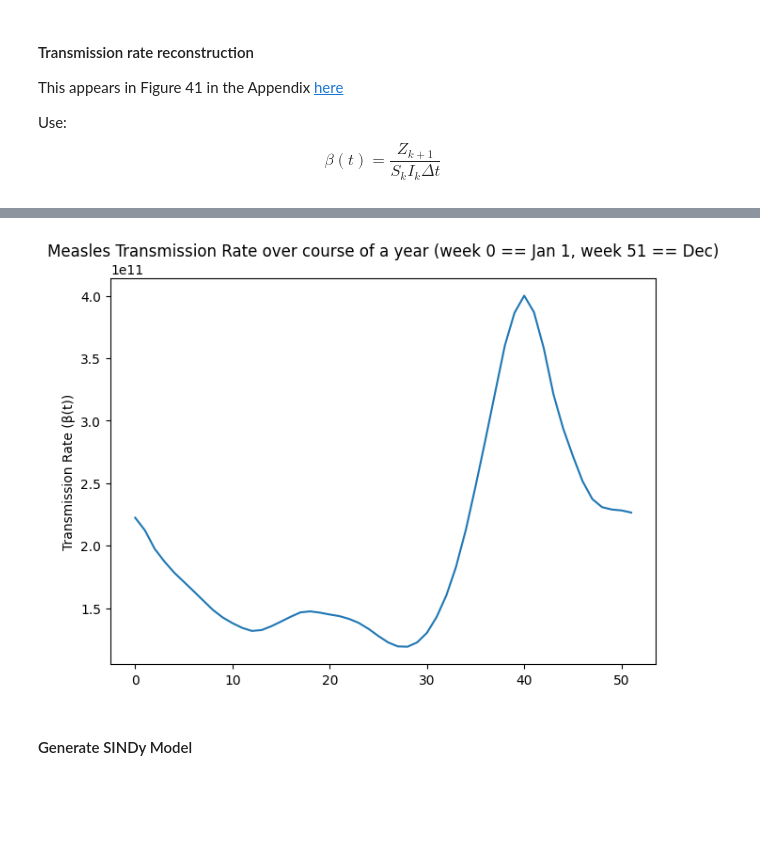
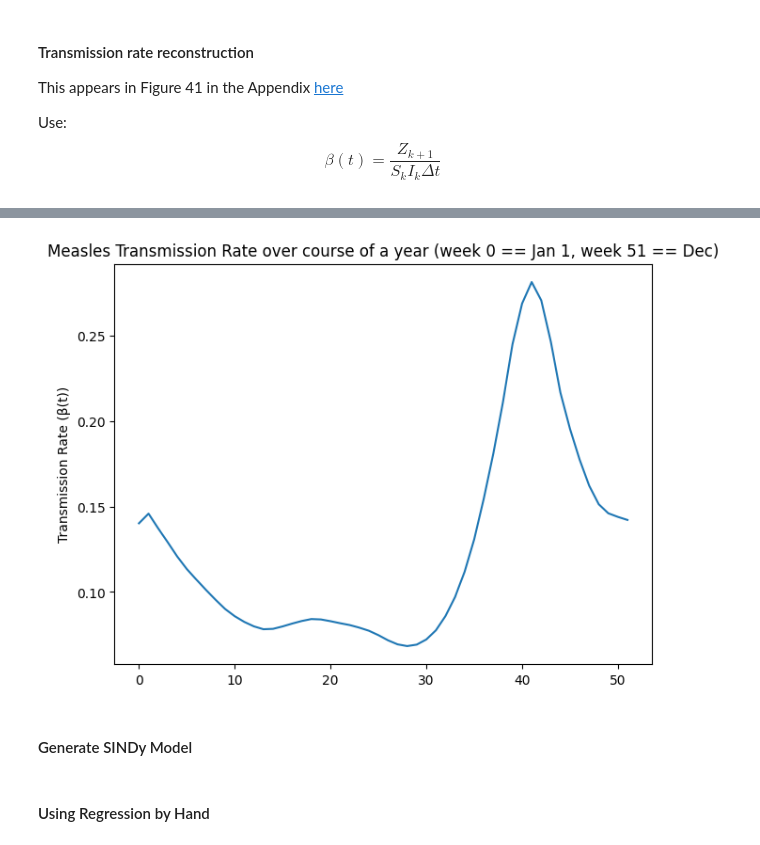
Before and after one commit to rdcarini/AMATH575, a Jupyter notebook: sindy_sandbox.ipynb, the cells around one changed output, grey strips where cells are left out. Cells and saved outputs as stored; diff of their text form; code cells hidden in the pictures; blank space fills up the shorter version.

```diff
--- a/sindy_sandbox.ipynb
+++ b/sindy_sandbox.ipynb
@@ -759,7 +759,7 @@ def load_dataset(disease):
         import scipy.io
         measles_data = pd.DataFrame(scipy.io.loadmat('data/mDataEW_N.mat')["mDataN"])
         measles_data.columns = ["week", "cases", "population", "births"]
-        measles_data = measles_data[(measles_data["week"] > 1948) & (measles_data["week"] < 1967)].reset_index() # only take measles data between 1948 and 1967
+        measles_data = measles_data[(measles_data["week"] > 1952) & (measles_data["week"] < 1967)].reset_index() # only take measles data between 1952 and 1967
 
         return measles_data
 
@@ -1012,6 +1012,7 @@ def generate_local_susceptible(disease = "rubella", plt_results=False):
         dataset = load_dataset("rubella")
         P, B = get_population_and_birth_fit("rubella")
         B_norm = B / (52. / 4.)
+        S0_p = 0.1
         # f is the Gaussian kernal's bandwidth parameter
         # this should be chosen to be the value where the SSE
         # of both the local and global Susceptible estimations intersect
@@ -1021,18 +1022,18 @@ def generate_local_susceptible(disease = "rubella", plt_results=False):
         dataset = load_dataset("chickenpox")
         P, B = get_population_and_birth_fit("chickenpox")
         B_norm = B / (52. / 4.)
+        S0_p = 0.1
         f = 0.2
 
     elif disease.lower() == "measles":
         dataset = load_dataset("measles")
         P, B = get_population_and_birth_fit("measles")
         B_norm = B
-        f = 0.1
+        S0_p = 0.11286
+        f = 0.2
 
     else:
         raise RuntimeError("Error: select one disease of (1) Rubella, (2) Chickenpox, or (3) Measles to load data")
-
-    S0_p = 0.1
 
     cases = dataset["cases"]
     week = dataset["week"]
@@ -1118,16 +1119,19 @@ def transmission_rate_reconstruction(disease = "rubella", plt_results=False):
 
     if disease.lower() == "rubella":
         dataset = load_dataset("rubella")
+        B, P = get_population_and_birth_fit("rubella")
         alpha, susceptible, Z = generate_local_susceptible("rubella", False)
         infectious = get_incidence_reconstruction("rubella", False)
 
     elif disease.lower() == "chickenpox":
         dataset = load_dataset("chickenpox")
+        B, P = get_population_and_birth_fit("chickenpox")
         alpha, susceptible, Z = generate_local_susceptible("chickenpox", False)
         infectious = get_incidence_reconstruction("chickenpox", False)
 
     elif disease.lower() == "measles":
         dataset = load_dataset("measles")
+        B, P = get_population_and_birth_fit("rubella")
         alpha, susceptible, Z = generate_local_susceptible("measles", False)
         infectious = get_incidence_reconstruction("measles", False)
 
@@ -1135,18 +1139,25 @@ def transmission_rate_reconstruction(disease = "rubella", plt_results=False):
         raise RuntimeError("Error: select one disease of (1) Rubella, (2) Chickenpox, or (3) Measles to load data")
 
     N = len(dataset["week"])
-    dt = 1 / N
+    dt = 1. / 52.
     beta = np.zeros(N)
 
     for i in range(0,N-1):
-        beta[i] = Z[i+1] / (susceptible[i] * infectious[i] * float(dt))
+        beta[i] = Z[i+1] / (susceptible[i] * infectious[i] * float(1))
     # for i in range(0,N):
     #     beta[i] = alpha[i] * dataset["cases"].values[i] / (susceptible[i] * infectious[i])
 
+    # beta[0] = 0
+
+    # for i in range(0,N-2):
+    #     nu = (B[i+1] - B[i]) / dt
+    #     mu = nu
+    #     beta[i+1] = (susceptible[i] * ( 1 -  mu) - susceptible[i+1] + nu) / (susceptible[i] * infectious[i])
+
     if plt_results:
 
-        # fig, ((ax1, ax2, ax3)) = plt.subplots(3, 1, layout="constrained")
-        fig, ((ax1, ax2)) = plt.subplots(2, 1, layout="constrained")
+        fig, ((ax1, ax2, ax3)) = plt.subplots(3, 1, layout="constrained")
+        # fig, ((ax1, ax2)) = plt.subplots(2, 1, layout="constrained")
 
         ax1.plot(dataset["week"], susceptible)
         ax1.set_ylabel('S Class (prop)')
@@ -1154,10 +1165,12 @@ def transmission_rate_reconstruction(disease = "rubella", plt_results=False):
         ax2.plot(dataset["week"], infectious)
         ax2.set_ylabel('I Class (prop.)')
         ax2.set_title(disease.capitalize() + ' Infectious Reconstruction')
-        # ax3.plot(dataset["week"], beta)
-        # ax3.set_ylabel('Transmission')
-        # ax3.set_title(disease.capitalize() + ' Transmission Rate Reconstruction')
+        ax3.plot(dataset["week"], beta)
+        ax3.set_ylabel('Transmission')
+        ax3.set_title(disease.capitalize() + ' Transmission Rate Reconstruction')
 
         plt.show()
 
     return susceptible, infectious, beta
+# %%
+_, _, beta = transmission_rate_reconstruction("measles", True)
@@ -1174,20 +1189,22 @@ def get_calendar_from_transmission(beta, num_years):
 # %%
 ####
 # Plot "Transmission Rate" Estimation for Measles Data
 ####
-
-dataset = load_dataset("measles")
 num_years = int(dataset["week"].values[-1]) - int(dataset["week"].values[0])
 transmission_avg, transmission_std = get_calendar_from_transmission(beta, num_years)
 
+transmission_avg_norm = transmission_avg / np.linalg.norm(transmission_avg)
+
 fig, ((ax1)) = plt.subplots(1, 1, layout="constrained")
 
-ax1.errorbar(np.arange(0,52), transmission_avg)
+ax1.errorbar(np.arange(0,52), transmission_avg_norm)
 ax1.set_ylabel('Transmission Rate (β(t))')
 ax1.set_title('Measles Transmission Rate over course of a year (week 0 == Jan 1, week 51 == Dec)')
 
 plt.show()
 # %% [output]
-[figure, old version]
+[figure, new version]
 # %% [markdown]
 #### Generate SINDy Model
+# %% [markdown]
+#### Using Regression by Hand
```
Also changed, not shown: parts of 23 cells of this notebook.
